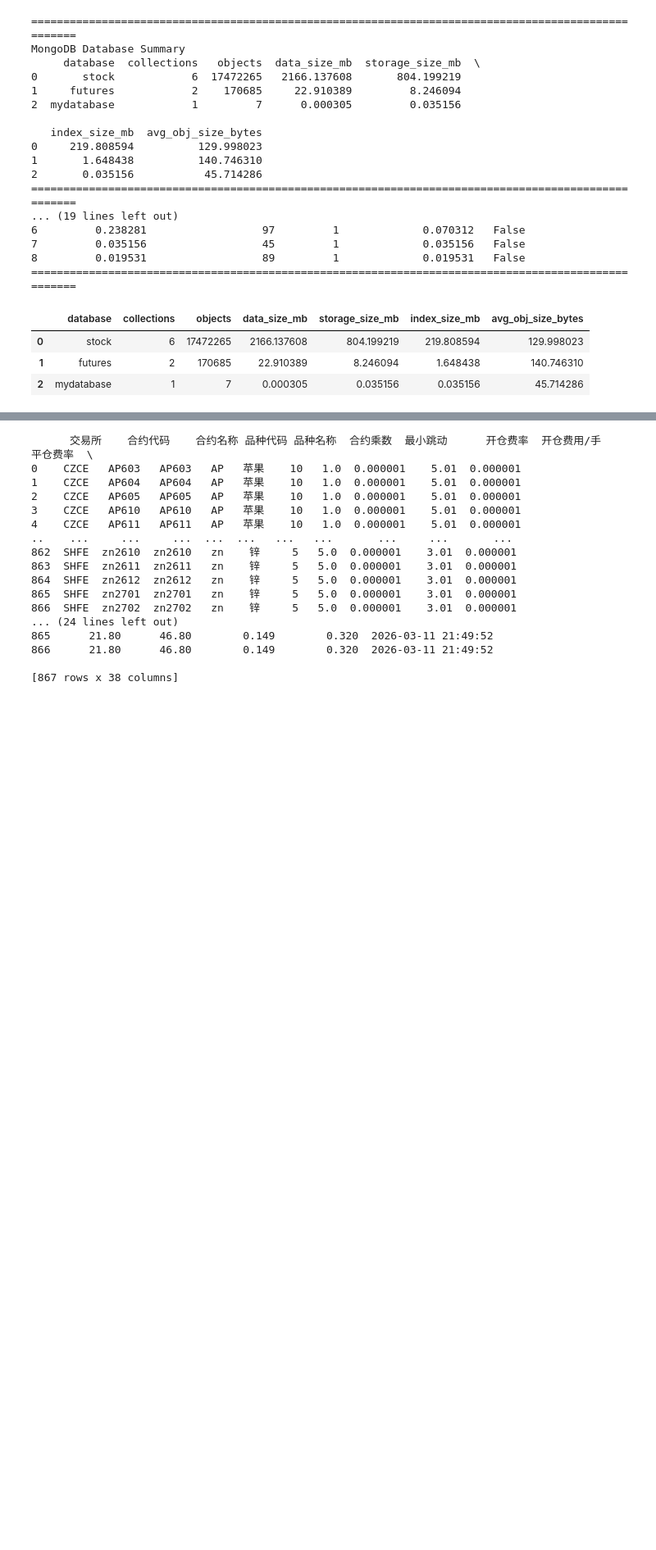
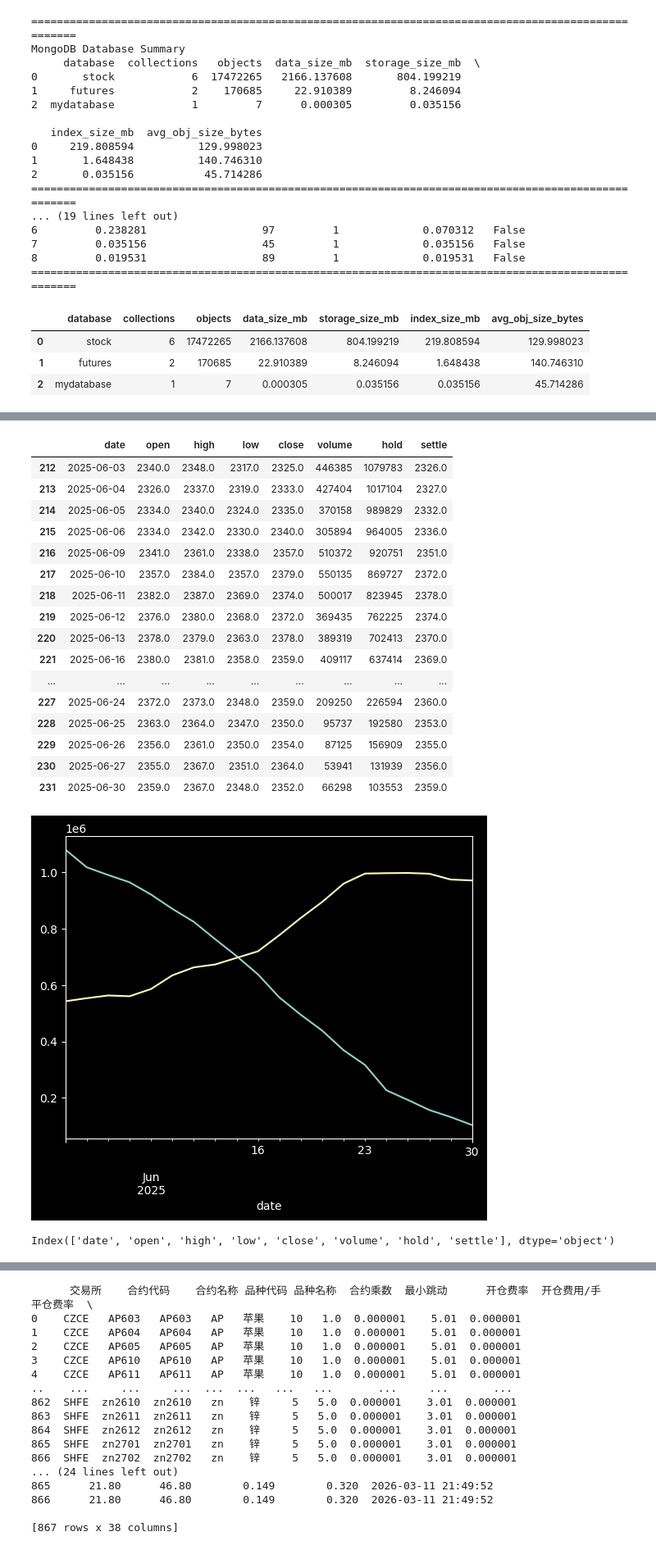
Before and after one commit to leoweng111/lionet, a Jupyter notebook: notebook/ak_test.ipynb, the cells around one changed output, grey strips where cells are left out. Shown at 82% size. Drawn from its saved outputs; the diff is of its cells as text; code cells hidden in the pictures; blank space fills up the shorter version.

```diff
--- a/notebook/ak_test.ipynb
+++ b/notebook/ak_test.ipynb
@@ -31,0 +206,33 @@ res['database_summary']
+# %%
+# 2025-06-16换月
+df2 = ak.futures_zh_daily_sina(symbol="C2507")
+df3 = ak.futures_zh_daily_sina(symbol="C2509")
+df2 = df2.loc[(df2['date'] >= '2025-06-01') & (df2['date'] <= '2025-06-30')]
+df3 = df3.loc[(df3['date'] >= '2025-06-01') & (df3['date'] <= '2025-06-30')]
+df2.set_index(pd.to_datetime(df2['date']))['hold'].plot()
+df3.set_index(pd.to_datetime(df3['date']))['hold'].plot()
+# df3['hold'].plot()
+df2
+# %% [output]
+|  | date | open | high | low | close | volume | hold | settle |
+| 212 | 2025-06-03 | 2340.0 | 2348.0 | 2317.0 | 2325.0 | 446385 | 1079783 | 2326.0 |
+| 213 | 2025-06-04 | 2326.0 | 2337.0 | 2319.0 | 2333.0 | 427404 | 1017104 | 2327.0 |
+| 214 | 2025-06-05 | 2334.0 | 2340.0 | 2324.0 | 2335.0 | 370158 | 989829 | 2332.0 |
+| 215 | 2025-06-06 | 2334.0 | 2342.0 | 2330.0 | 2340.0 | 305894 | 964005 | 2336.0 |
+| 216 | 2025-06-09 | 2341.0 | 2361.0 | 2338.0 | 2357.0 | 510372 | 920751 | 2351.0 |
+| 217 | 2025-06-10 | 2357.0 | 2384.0 | 2357.0 | 2379.0 | 550135 | 869727 | 2372.0 |
+| 218 | 2025-06-11 | 2382.0 | 2387.0 | 2369.0 | 2374.0 | 500017 | 823945 | 2378.0 |
+| 219 | 2025-06-12 | 2376.0 | 2380.0 | 2368.0 | 2372.0 | 369435 | 762225 | 2374.0 |
+| 220 | 2025-06-13 | 2378.0 | 2379.0 | 2363.0 | 2378.0 | 389319 | 702413 | 2370.0 |
+| 221 | 2025-06-16 | 2380.0 | 2381.0 | 2358.0 | 2359.0 | 409117 | 637414 | 2369.0 |
+| ... | ... | ... | ... | ... | ... | ... | ... | ... |
+| 227 | 2025-06-24 | 2372.0 | 2373.0 | 2348.0 | 2359.0 | 209250 | 226594 | 2360.0 |
+| 228 | 2025-06-25 | 2363.0 | 2364.0 | 2347.0 | 2350.0 | 95737 | 192580 | 2353.0 |
+| 229 | 2025-06-26 | 2356.0 | 2361.0 | 2350.0 | 2354.0 | 87125 | 156909 | 2355.0 |
+| 230 | 2025-06-27 | 2355.0 | 2367.0 | 2351.0 | 2364.0 | 53941 | 131939 | 2356.0 |
+| 231 | 2025-06-30 | 2359.0 | 2367.0 | 2348.0 | 2352.0 | 66298 | 103553 | 2359.0 |
+[figure, added]
+# %%
+df2.columns
+# %% [output]
+Index(['date', 'open', 'high', 'low', 'close', 'volume', 'hold', 'settle'], dtype='object')
```
Also changed, not shown: parts of 28 cells of this notebook, 2 other files.
